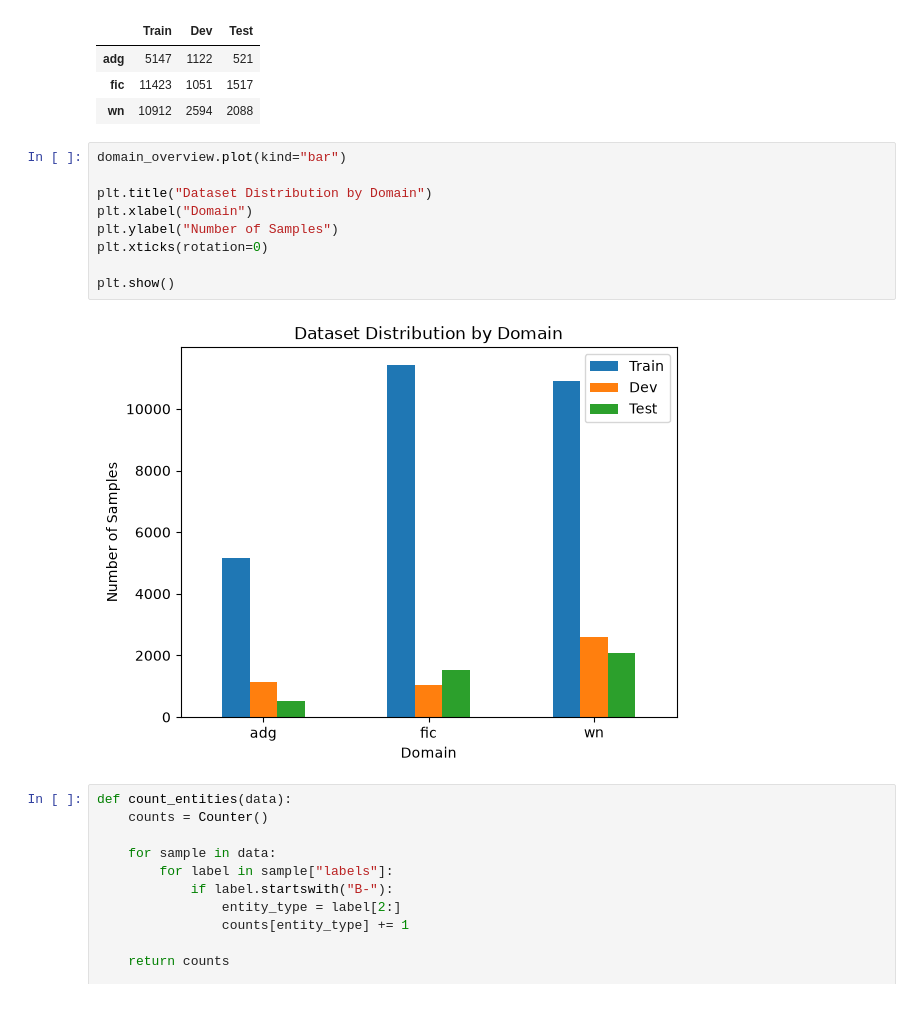
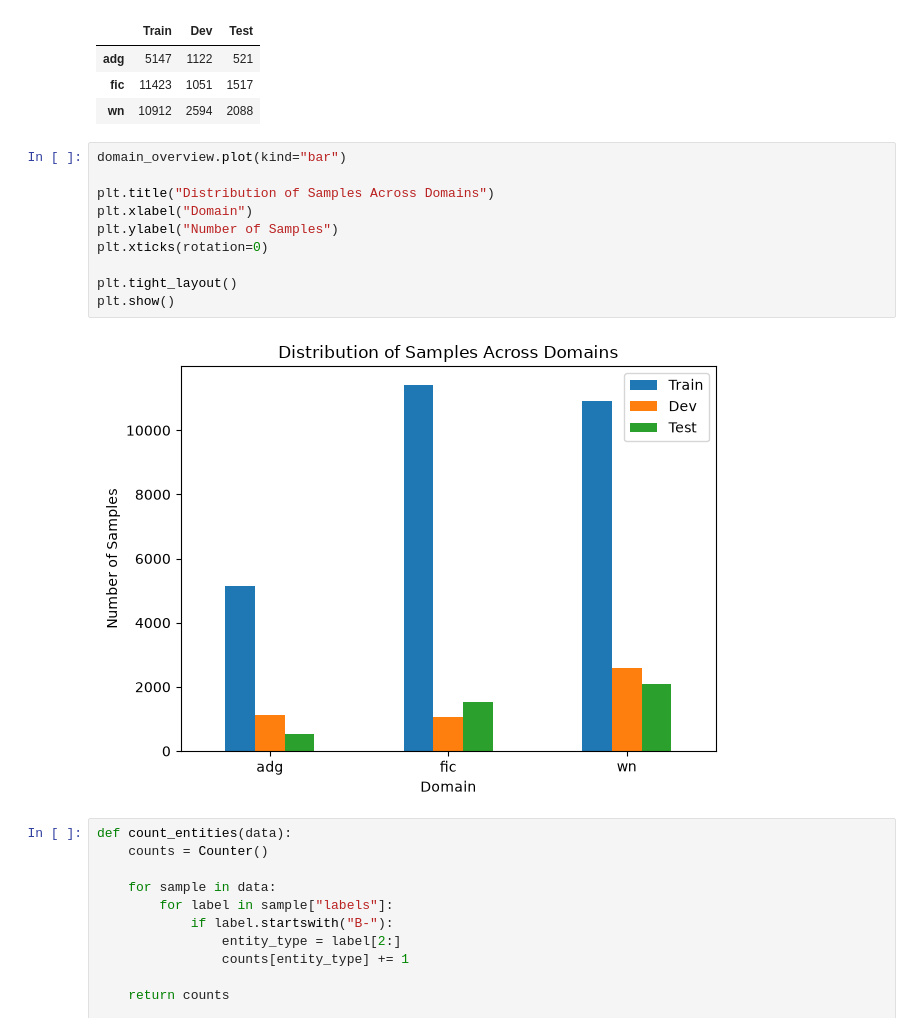
Before and after one commit to oManuelmo/nlp, a Jupyter notebook: notebooks/02_eda.ipynb, the cells around one changed output. Drawn from its saved outputs; the diff is of its cells as text.

```diff
--- a/notebooks/02_eda.ipynb
+++ b/notebooks/02_eda.ipynb
@@ -83,14 +83,15 @@ domain_overview
 # %%
 domain_overview.plot(kind="bar")
 
-plt.title("Dataset Distribution by Domain")
+plt.title("Distribution of Samples Across Domains")
 plt.xlabel("Domain")
 plt.ylabel("Number of Samples")
 plt.xticks(rotation=0)
 
+plt.tight_layout()
 plt.show()
 # %% [output]
-[figure, old version]
+[figure, new version]
 # %%
 def count_entities(data):
     counts = Counter()
```
Also changed, not shown: parts of 2 cells of this notebook, 8 other files.
